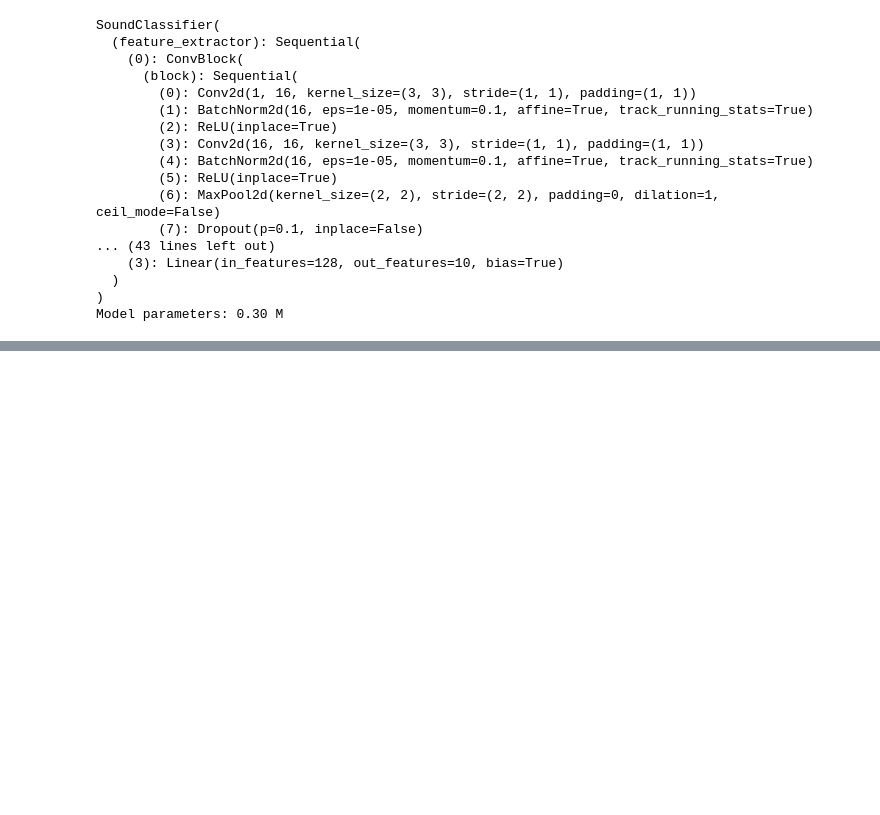
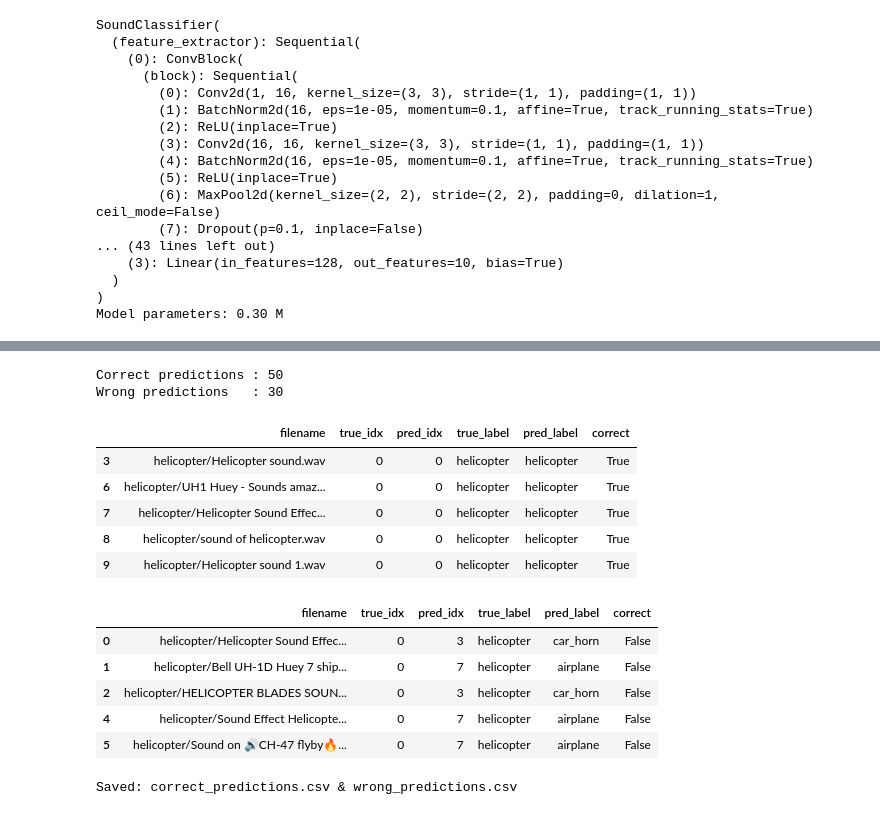
Before and after one commit to harvestwalukow/unair, a Jupyter notebook: SEMESTER 5/DATMIN II/uas/signal0.ipynb, the cells around one changed output, grey strips where cells are left out. Saved outputs shown, nothing was run; the diff lists cells and outputs as text; code cells hidden in the pictures; blank space fills up the shorter version.

Commit message:
test with chunking

```diff
--- a/SEMESTER 5/DATMIN II/uas/signal0.ipynb
+++ b/SEMESTER 5/DATMIN II/uas/signal0.ipynb
@@ -650 +646,56 @@ Predicted: chainsaw (54.53%)
 ------------------------------------------------------------
+# %%
+# === FINAL CHUNK: CREATE CORRECT & WRONG PREDICTION TABLES ===
+
+# Ambil hasil prediksi dari collect_predictions()
+results = collect_predictions(model, test_loader)
+
+y_true     = results[0]   # numpy array
+y_pred     = results[1]   # numpy array
+y_prob     = results[2]   # numpy array
+filenames  = results[3]   # list
+categories = results[4]   # list
+
+# Buat DataFrame
+results_df = pd.DataFrame({
+    "filename": filenames,
+    "true_idx": y_true,
+    "pred_idx": y_pred,
+    "true_label": [idx_to_class[int(i)] for i in y_true],
+    "pred_label": [idx_to_class[int(i)] for i in y_pred],
+})
+
+# Tambahkan kolom correct
+results_df["correct"] = results_df["true_idx"] == results_df["pred_idx"]
+
+# Split correct / wrong
+correct_df = results_df[results_df["correct"] == True]
+wrong_df   = results_df[results_df["correct"] == False]
+
+print("Correct predictions :", len(correct_df))
+print("Wrong predictions   :", len(wrong_df))
+
+display(correct_df.head())
+display(wrong_df.head())
+
+# OPTIONAL: Save to CSV
+correct_df.to_csv("correct_predictions.csv", index=False)
+wrong_df.to_csv("wrong_predictions.csv", index=False)
+
+print("Saved: correct_predictions.csv & wrong_predictions.csv")
+# %% [output]
+Correct predictions : 50
+Wrong predictions   : 30
+|  | filename | true_idx | pred_idx | true_label | pred_label | correct |
+| 3 | helicopter/Helicopter sound.wav | 0 | 0 | helicopter | helicopter | True |
+| 6 | helicopter/UH1 Huey - Sounds amaz... | 0 | 0 | helicopter | helicopter | True |
+| 7 | helicopter/Helicopter Sound Effec... | 0 | 0 | helicopter | helicopter | True |
+| 8 | helicopter/sound of helicopter.wav | 0 | 0 | helicopter | helicopter | True |
+| 9 | helicopter/Helicopter sound 1.wav | 0 | 0 | helicopter | helicopter | True |
+|  | filename | true_idx | pred_idx | true_label | pred_label | correct |
+| 0 | helicopter/Helicopter Sound Effec... | 0 | 3 | helicopter | car_horn | False |
+| 1 | helicopter/Bell UH-1D Huey 7 ship... | 0 | 7 | helicopter | airplane | False |
+| 2 | helicopter/HELICOPTER BLADES SOUN... | 0 | 3 | helicopter | car_horn | False |
+| 4 | helicopter/Sound Effect Helicopte... | 0 | 7 | helicopter | airplane | False |
+| 5 | helicopter/Sound on 🔊CH-47 flyby🔥... | 0 | 7 | helicopter | airplane | False |
+Saved: correct_predictions.csv & wrong_predictions.csv
```
Also changed, not shown: parts of 10 cells of this notebook.
